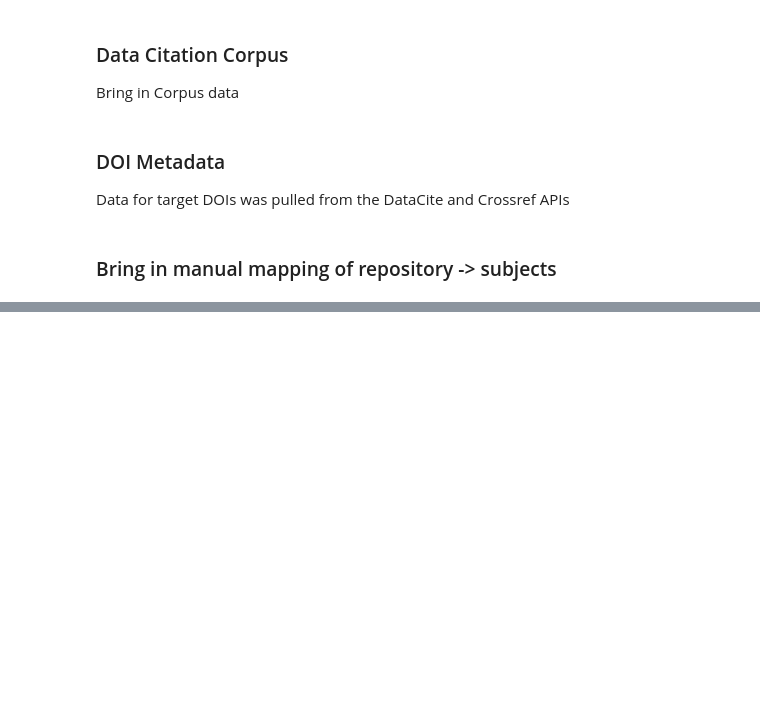
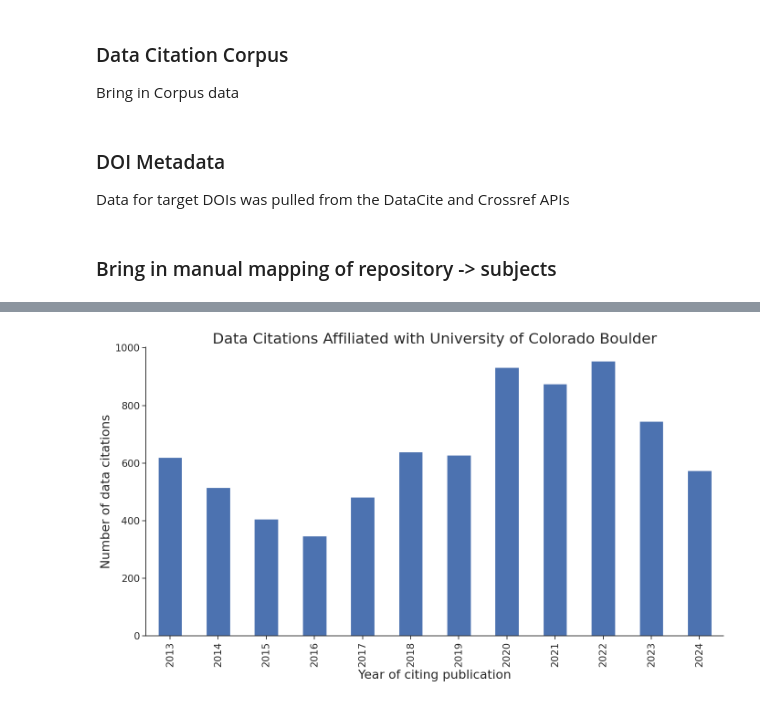
Before and after one commit to Make-Data-Count-Community/corpus-data-analysis, a Jupyter notebook: analysis_for_presentations/europepmc_citations_consolidate.ipynb, the cells around one changed output, grey strips where cells are left out. Drawn from its saved outputs; the diff is of its cells as text; code cells hidden in the pictures; blank space fills up the shorter version.

```diff
--- a/analysis_for_presentations/europepmc_citations_consolidate.ipynb
+++ b/analysis_for_presentations/europepmc_citations_consolidate.ipynb
@@ -196,0 +299,22 @@ df_accession_match.to_csv("../data/poster_acrl2025/europepmc_data_citations_nort
+# %%
+font_scale = 1.3
+custom_params = {"axes.spines.right": False,
+                    "axes.spines.top": False,
+                    'axes.labelsize': 15 * font_scale,
+                    'axes.titlesize': 18 * font_scale,
+                    'xtick.labelsize': 12 * font_scale,
+                    'ytick.labelsize': 12 * font_scale,
+                    'legend.fontsize': 12 * font_scale
+                }
+sns.set_theme(style="ticks", rc=custom_params)
+citations_per_year_ucboulder = df_citations_dedup[df_citations_dedup["affil_ucboulder"]==True]["publication_year"].value_counts().sort_index()
+fig, ax = plt.subplots(1, 1, figsize=(14, 8))
+# sns.barplot(citations_per_year_ucboulder)
+citations_per_year_ucboulder.plot(kind="bar", ax=ax)
+ax.set_title("Data Citations Affiliated with University of Colorado Boulder")
+ax.set_ylabel("Number of data citations")
+ax.set_xlabel("Year of citing publication")
+plt.tight_layout()
+fig.show()
+# %% [output]
+[figure, added]
```
Also changed, not shown: parts of 16 cells of this notebook, 1 other file.
